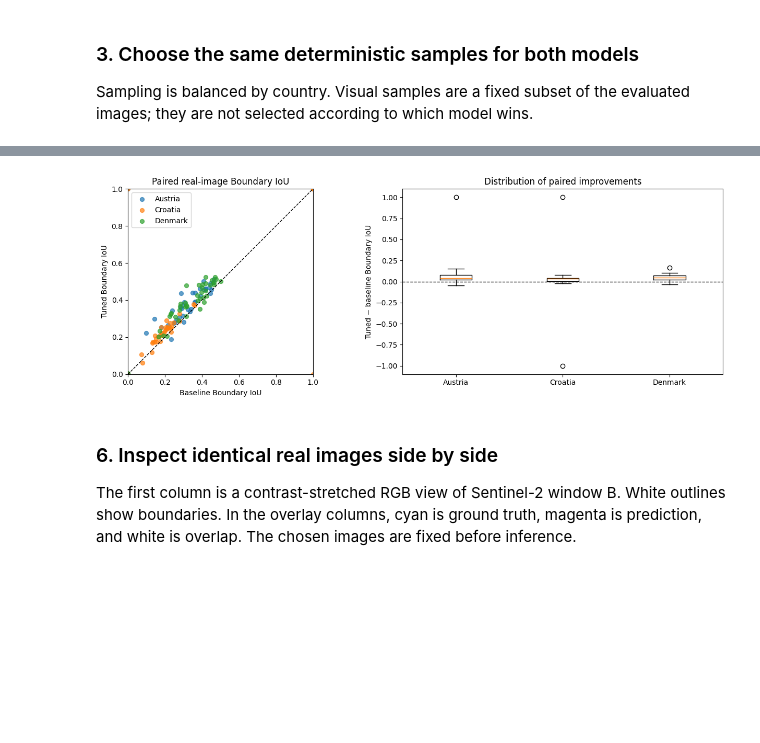
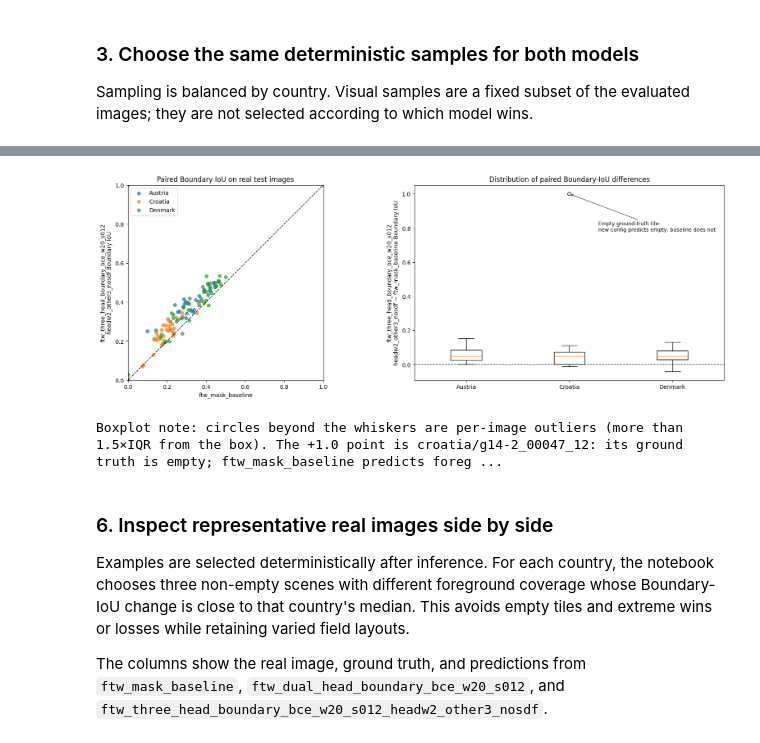
Before and after one commit to ANorouzi1/final_project, a Jupyter notebook: notebooks/03_compare_models_real_images.ipynb, the cells around one changed output, grey strips where cells are left out. Saved outputs shown, nothing was run; the diff lists cells and outputs as text; code cells hidden in the pictures; blank space fills up the shorter version.

Commit message:
new config ftw_three_head_boundary_bce_w20_s012_headw2_other3_nosdf, set weight 0 on the sdf head

```diff
--- a/notebooks/03_compare_models_real_images.ipynb
+++ b/notebooks/03_compare_models_real_images.ipynb
@@ -54,7 +60,7 @@ if str(PROJECT_ROOT) not in sys.path:
     sys.path.insert(0, str(PROJECT_ROOT))
 
 from src.data_loaders.field_dataset import FTWFieldDataset
-from src.models.unet import DualHeadUNet, MaskOnlyUNet
+from src.models.unet import DualHeadUNet, MaskOnlyUNet, ThreeHeadUNet
 
 SEED = 12
 COUNTRIES = ["austria", "croatia", "denmark"]
@@ -67,9 +73,14 @@ EVAL_SAMPLES_PER_COUNTRY = 40  # None = full test split
 VISUAL_SAMPLES_PER_COUNTRY = 3
 BOOTSTRAP_REPEATS = 5_000
 
+BASELINE_CONFIG = "ftw_mask_baseline"
+DUAL_HEAD_CONFIG = "ftw_dual_head_boundary_bce_w20_s012"
+THREE_HEAD_CONFIG = "ftw_three_head_boundary_bce_w20_s012_headw2_other3_nosdf"
+
 CHECKPOINTS = {
-    "Mask baseline": PROJECT_ROOT / "Saved/ftw_mask_baseline/best_eval_boundary_iou_model.pth",
-    "Boundary BCE w20 s012": PROJECT_ROOT / "Saved/ftw_dual_head_boundary_bce_w20_s012/best_eval_boundary_iou_model.pth",
+    BASELINE_CONFIG: PROJECT_ROOT / "Saved/ftw_mask_baseline/best_eval_boundary_iou_model.pth",
+    DUAL_HEAD_CONFIG: PROJECT_ROOT / "Saved/ftw_dual_head_boundary_bce_w20_s012/best_eval_boundary_iou_model.pth",
+    THREE_HEAD_CONFIG: PROJECT_ROOT / "Saved/ftw_three_head_boundary_bce_w20_s012_headw2_other3_nosdf/best_eval_boundary_iou_model.pth",
 }
 
 random.seed(SEED)
@@ -307,14 +329,14 @@ for group_number, (country, frame) in enumerate(groups):
         "country": country,
         "n": len(frame),
         "baseline_mask_iou": frame["baseline_mask_iou"].mean(),
-        "tuned_mask_iou": frame["tuned_mask_iou"].mean(),
+        "new_mask_iou": frame["new_mask_iou"].mean(),
         "mask_iou_delta": frame["mask_iou_delta"].mean(),
         "baseline_boundary_iou": frame["baseline_boundary_iou"].mean(),
-        "tuned_boundary_iou": frame["tuned_boundary_iou"].mean(),
+        "new_boundary_iou": frame["new_boundary_iou"].mean(),
         "boundary_iou_delta": frame["boundary_iou_delta"].mean(),
         "delta_ci_95_low": low,
         "delta_ci_95_high": high,
-        "tuned_win_rate": (frame["boundary_iou_delta"] > 0).mean(),
+        "new_win_rate": (frame["boundary_iou_delta"] > 0).mean(),
     })
 
 summary = pd.DataFrame(summary_rows).set_index("country")
@@ -328,7 +350,7 @@ elif overall["delta_ci_95_high"] < 0:
 else:
     verdict = "does not establish"
 print(
-    f"This paired sample {verdict} an overall Boundary IoU improvement: "
+    f"This paired sample {verdict} a Boundary IoU improvement for {THREE_HEAD_CONFIG} over {BASELINE_CONFIG}: "
     f"mean delta={overall['boundary_iou_delta']:+.4f}, "
     f"95% CI [{overall['delta_ci_95_low']:+.4f}, "
     f"{overall['delta_ci_95_high']:+.4f}]."
@@ -344,39 +366,73 @@ This paired sample supports an overall Boundary IoU improvement: mean delta=+0.0
 # %%
-fig, axes = plt.subplots(1, 2, figsize=(13, 4.5))
+fig, axes = plt.subplots(1, 2, figsize=(16, 5.5), constrained_layout=True)
 
 for country, frame in results.groupby("country", sort=False):
     axes[0].scatter(
-        frame["baseline_boundary_iou"], frame["tuned_boundary_iou"],
+        frame["baseline_boundary_iou"], frame["new_boundary_iou"],
         s=32, alpha=0.7, label=country.title()
     )
 axes[0].plot([0, 1], [0, 1], "k--", linewidth=1)
 axes[0].set(
     xlim=(0, 1), ylim=(0, 1), aspect="equal",
-    xlabel="Baseline Boundary IoU", ylabel="Tuned Boundary IoU",
-    title="Paired real-image Boundary IoU",
+    xlabel=BASELINE_CONFIG,
+    ylabel="ftw_three_head_boundary_bce_w20_s012\nheadw2_other3_nosdf Boundary IoU",
+    title="Paired Boundary IoU on real test images",
 )
 axes[0].legend()
 
 delta_data = [
     results.loc[results.country == country, "boundary_iou_delta"]
     for country in COUNTRIES
 ]
-axes[1].boxplot(delta_data, tick_labels=[c.title() for c in COUNTRIES], showfliers=True)
+axes[1].boxplot(
+    delta_data,
+    tick_labels=[c.title() for c in COUNTRIES],
+    showfliers=True,
+)
 axes[1].axhline(0, color="black", linestyle="--", linewidth=1)
 axes[1].set(
-    ylabel="Tuned − baseline Boundary IoU",
-    title="Distribution of paired improvements",
+    ylabel=(
+        "ftw_three_head_boundary_bce_w20_s012\n"
+        "headw2_other3_nosdf − ftw_mask_baseline Boundary IoU"
+    ),
+    title="Distribution of paired Boundary-IoU differences",
 )
-fig.tight_layout()
+
+perfect_gain = results[np.isclose(results["boundary_iou_delta"], 1.0)]
+if not perfect_gain.empty:
+    outlier = perfect_gain.iloc[0]
+    country_position = COUNTRIES.index(outlier["country"]) + 1
+    axes[1].annotate(
+        "Empty ground-truth tile:\nnew config predicts empty; baseline does not",
+        xy=(country_position, outlier["boundary_iou_delta"]),
+        xytext=(country_position + 0.28, 0.78),
+        arrowprops=dict(arrowstyle="->", color="0.3"),
+        fontsize=9,
+        ha="left",
+    )
+
 plt.show()
+
+print(
+    "Boxplot note: circles beyond the whiskers are per-image outliers (more than 1.5×IQR "
+    "from the box). The +1.0 point is croatia/g14-2_00047_12: its ground truth is empty; "
+    "ftw_mask_baseline predicts foreground (IoU 0), while "
+    "ftw_three_head_boundary_bce_w20_s012_headw2_other3_nosdf predicts empty (IoU 1)."
+)
 # %% [output]
-[figure, old version]
+[figure, new version]
+Boxplot note: circles beyond the whiskers are per-image outliers (more than 1.5×IQR from the box). The +1.0 point is croatia/g14-2_00047_12: its ground truth is empty; ftw_mask_baseline predicts foreg ...
 # %% [markdown]
-### 6. Inspect identical real images side by side
+### 6. Inspect representative real images side by side
 
-The first column is a contrast-stretched RGB view of Sentinel-2 window B. White outlines
-show boundaries. In the overlay columns, cyan is ground truth, magenta is prediction,
-and white is overlap. The chosen images are fixed before inference.
+Examples are selected deterministically after inference. For each country, the notebook
+chooses three non-empty scenes with different foreground coverage whose Boundary-IoU
+change is close to that country's median. This avoids empty tiles and extreme wins or
+losses while retaining varied field layouts.
+
+The columns show the real image, ground truth, and predictions from
+`ftw_mask_baseline`, `ftw_dual_head_boundary_bce_w20_s012`, and
+`ftw_three_head_boundary_bce_w20_s012_headw2_other3_nosdf`.
 # %%
 def rgb_for_display(image):
     rgb = image[:3].permute(1, 2, 0).cpu().numpy()
```
Also changed, not shown: parts of 13 cells of this notebook, 25 other files.
